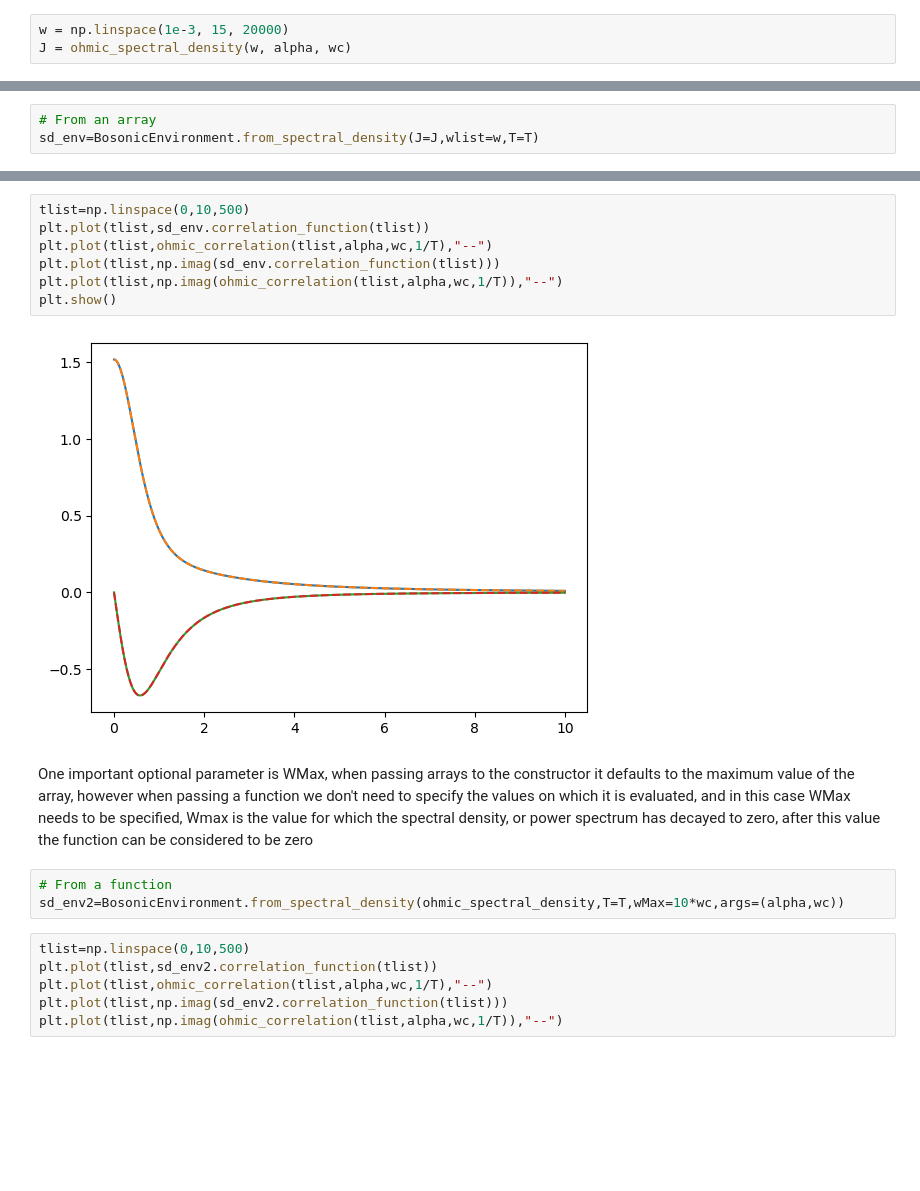
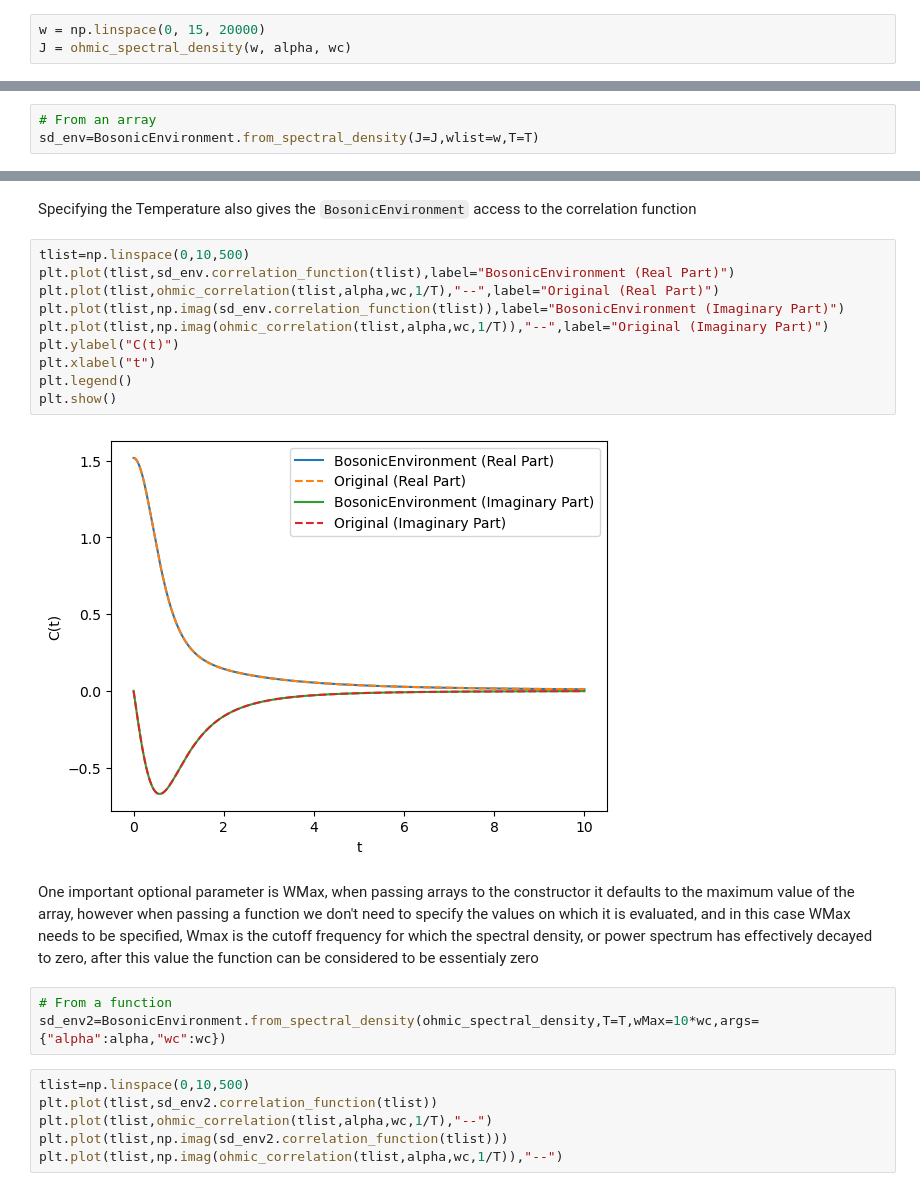
Before and after one commit to qutip/qutip-tutorials, a Jupyter notebook: tutorials-v5/heom/heom-1d-spin-bath-model-ohmic-fitting.ipynb, the cells around one changed output, grey strips where cells are left out. Saved outputs shown, nothing was run; the diff lists cells and outputs as text; blank space fills up the shorter version.

```diff
--- a/tutorials-v5/heom/heom-1d-spin-bath-model-ohmic-fitting.ipynb
+++ b/tutorials-v5/heom/heom-1d-spin-bath-model-ohmic-fitting.ipynb
@@ -164,7 +166,7 @@ where $a, b$ and $c$ are the fit parameters and each is a vector of length $k$.
 # %% [markdown]
 With the spectral density approximation $J_{\mathrm approx}(w; a, b, c)$ implemented above, we can now perform the fit and examine the results. This can be done quickly using the `SpectralFitter` class, which takes the target spectral density as an array and fits it to the series of **k** underdamped harmonic oscillators with the Meier-Tannor form
 # %%
-w = np.linspace(1e-3, 15, 20000)
+w = np.linspace(0, 15, 20000)
 J = ohmic_spectral_density(w, alpha, wc)
 # %% [markdown]
 The `BosonicEnviroment` class has special construtors that can be used to
@@ -191,24 +197,30 @@ np.allclose(sd_env.power_spectrum(w),ohmic_power_spectrum(w,alpha,wc,1/T))
 # %% [output]
 True
+# %% [markdown]
+Specifying the Temperature also gives the `BosonicEnvironment` access to the
+correlation function
 # %%
 tlist=np.linspace(0,10,500)
-plt.plot(tlist,sd_env.correlation_function(tlist))
-plt.plot(tlist,ohmic_correlation(tlist,alpha,wc,1/T),"--")
-plt.plot(tlist,np.imag(sd_env.correlation_function(tlist)))
-plt.plot(tlist,np.imag(ohmic_correlation(tlist,alpha,wc,1/T)),"--")
+plt.plot(tlist,sd_env.correlation_function(tlist),label="BosonicEnvironment (Real Part)")
+plt.plot(tlist,ohmic_correlation(tlist,alpha,wc,1/T),"--",label="Original (Real Part)")
+plt.plot(tlist,np.imag(sd_env.correlation_function(tlist)),label="BosonicEnvironment (Imaginary Part)")
+plt.plot(tlist,np.imag(ohmic_correlation(tlist,alpha,wc,1/T)),"--",label="Original (Imaginary Part)")
+plt.ylabel("C(t)")
+plt.xlabel("t")
+plt.legend()
 plt.show()
 # %% [output]
-[figure, old version]
+[figure, new version]
 # %% [markdown]
 One important optional parameter is WMax, when passing arrays to the constructor
 it defaults to the maximum value of the array, however when passing a function
 we don't need to specify the values on which it is evaluated, and in this case
-WMax needs to be specified, Wmax is the value for which the spectral density,
-or power spectrum has decayed to zero, after this value the function can be
-considered to be zero
+WMax needs to be specified, Wmax is the cutoff frequency for which the
+spectral density, or power spectrum has  effectively decayed to zero, after this value the function can be
+considered to be essentialy zero
 # %%
 # From a function
-sd_env2=BosonicEnvironment.from_spectral_density(ohmic_spectral_density,T=T,wMax=10*wc,args=(alpha,wc))
+sd_env2=BosonicEnvironment.from_spectral_density(ohmic_spectral_density,T=T,wMax=10*wc,args={"alpha":alpha,"wc":wc})
 # %%
 tlist=np.linspace(0,10,500)
 plt.plot(tlist,sd_env2.correlation_function(tlist))
```
Also changed, not shown: parts of 50 cells of this notebook, 1 other file.
